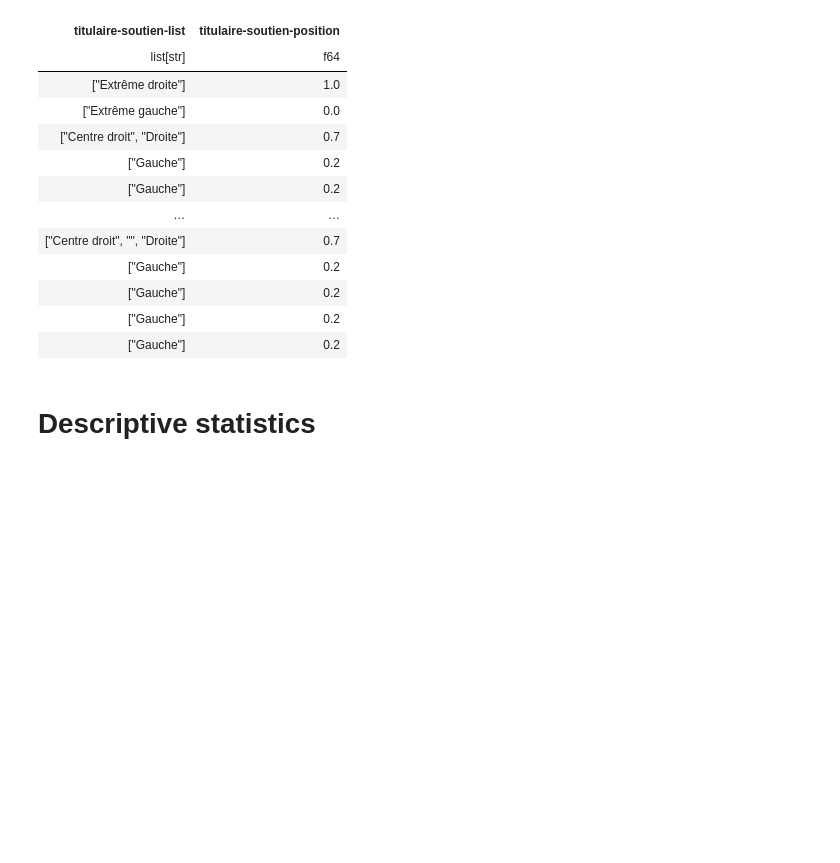
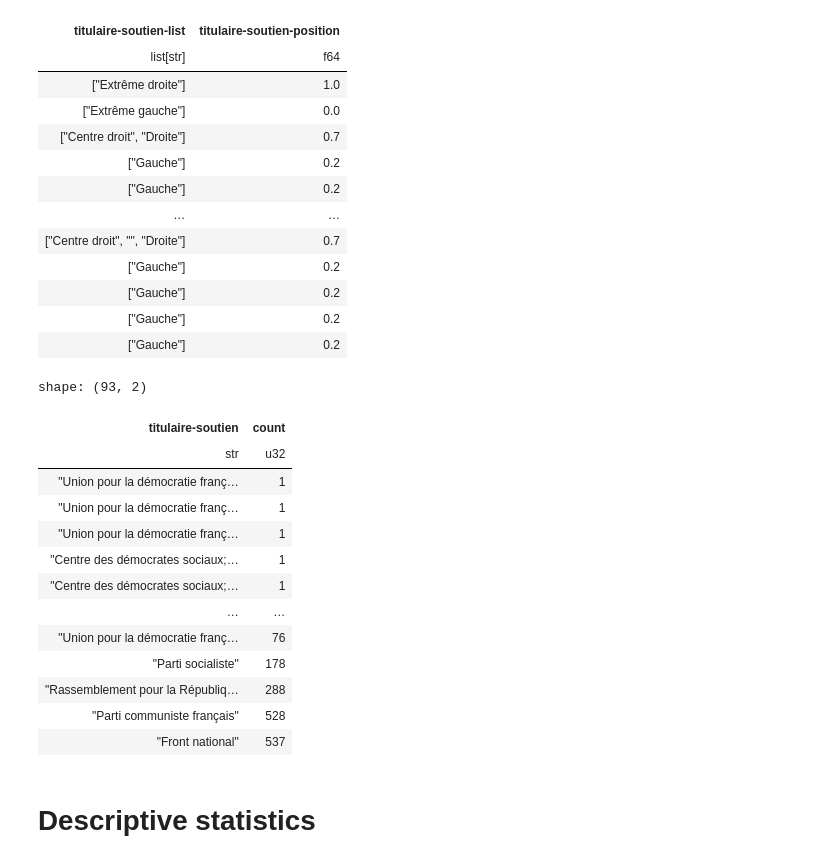
Before and after one commit to slithiaote/2026_NLP_project, a Jupyter notebook: Analysis.ipynb, the cells around one changed output. Cells and saved outputs as stored; diff of their text form; code cells hidden in the pictures; blank space fills up the shorter version.

```diff
--- a/Analysis.ipynb
+++ b/Analysis.ipynb
@@ -108,6 +108,23 @@ shape: (1_986, 2)
 | ["Gauche"] | 0.2 |
 | ["Gauche"] | 0.2 |
 | ["Gauche"] | 0.2 |
+# %%
+df.get_column("titulaire-soutien").value_counts().sort("count")
+# %% [output]
+shape: (93, 2)
+| titulaire-soutien | count |
+| str | u32 |
+| "Union pour la démocratie franç… | 1 |
+| "Union pour la démocratie franç… | 1 |
+| "Union pour la démocratie franç… | 1 |
+| "Centre des démocrates sociaux;… | 1 |
+| "Centre des démocrates sociaux;… | 1 |
+| … | … |
+| "Union pour la démocratie franç… | 76 |
+| "Parti socialiste" | 178 |
+| "Rassemblement pour la Républiq… | 288 |
+| "Parti communiste français" | 528 |
+| "Front national" | 537 |
 # %% [markdown]
 # Descriptive statistics
 # %%
```
Also changed, not shown: parts of 9 cells of this notebook.
